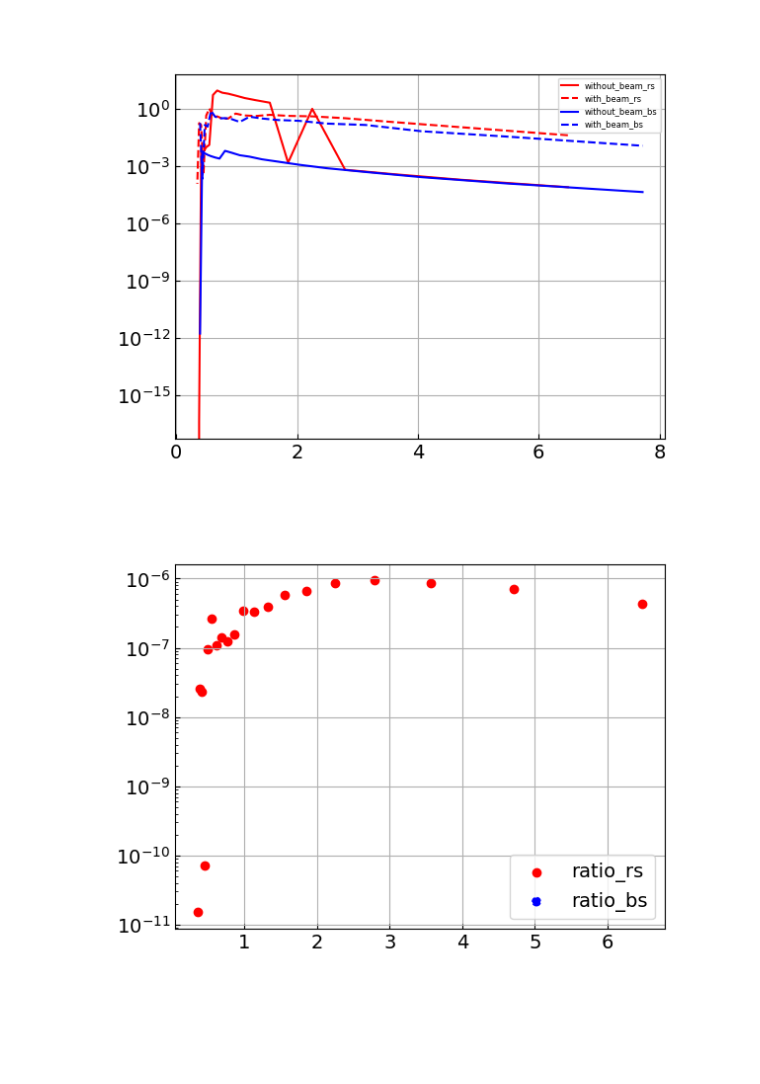
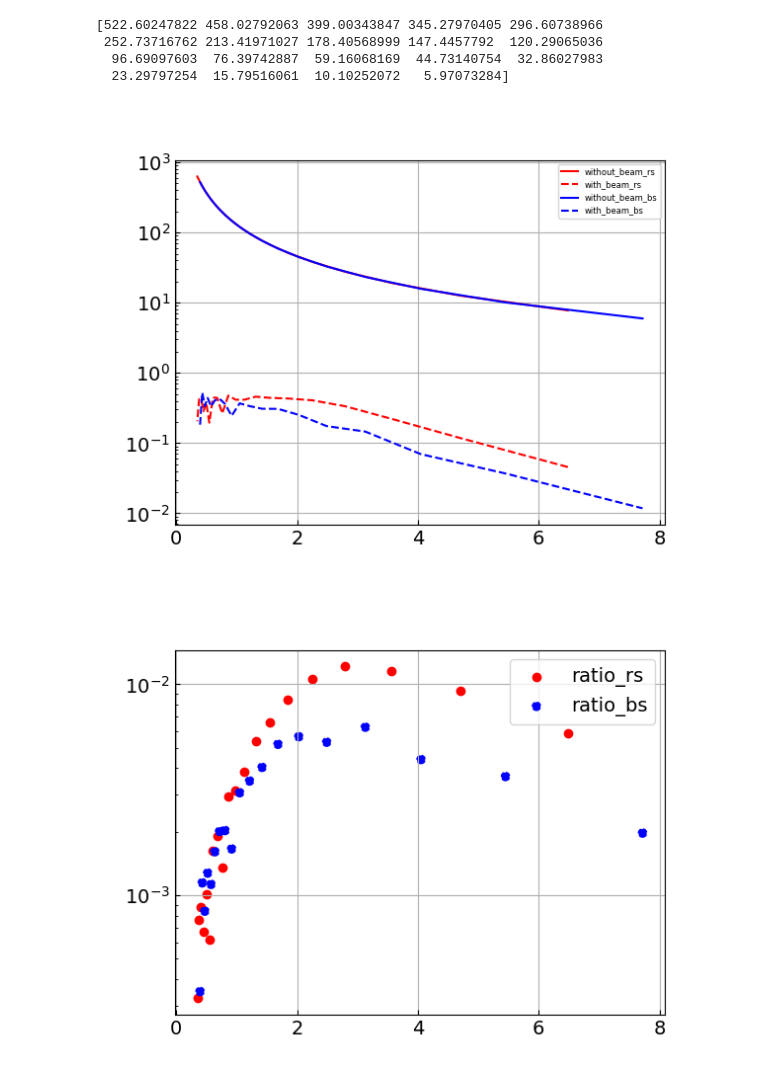
Before and after one commit to mihirtripathi97/DiskModel, a Jupyter notebook: Beam_dil_factor_calculator.ipynb, the cells around one changed output. Cells and saved outputs as stored; diff of their text form; code cells hidden in the pictures; blank space fills up the shorter version.

```diff
--- a/Beam_dil_factor_calculator.ipynb
+++ b/Beam_dil_factor_calculator.ipynb
@@ -62,47 +62,52 @@ pv_with_beam_fig = pv_with_beam.plot_pv(plot_curve=True, base_ctr_lvl= 0.1)
 # %%
 fig, axs = plt.subplots()
 
 def ssdisk(r, Ic, rc, gamma, beta = None):
     beta_p = gamma if beta is None else beta # - beta = - gamma - q
 
     I_cube = Ic * (r/rc)**(- beta_p) * np.exp(-(r/rc)**(2. - gamma))
 
-    I_cube /= np.abs((0.06)*(0.06)) # per pixel to per arcsec^2
-    I_cube *= np.pi/(4.*np.log(2.)) * 0.6 * 0.6 # per arcsec^2 --> per beam
+    I_cube *= np.abs((0.06)*(0.06)) # per pixel to per arcsec^2
+    I_cube /= np.pi/(4.*np.log(2.)) * 0.6 * 0.6 # per arcsec^2 --> per beam
 
     return I_cube
 
-#Tb_pv_without_beam["Tb_on_point_rs"] = ssdisk(r=Tb_pv_without_beam["r_rs"],
-                                              #Ic=1.,rc=600., beta=1.5, gamma=1.)
-#Tb_pv_without_beam["Tb_on_point_bs"] = ssdisk(r=Tb_pv_without_beam["r_bs"],
-                                              #Ic=1.,rc=600., beta=1.5, gamma=1.)
-
+Tb_pv_without_beam["Tb_on_point_rs"] = ssdisk(r=Tb_pv_without_beam["r_rs"],
+                                              Ic=1.,rc=600., beta=1.5, gamma=1.)
+Tb_pv_without_beam["Tb_on_point_bs"] = ssdisk(r=-Tb_pv_without_beam["r_bs"],
+                                              Ic=1.,rc=600., beta=1.5, gamma=1.)
+print(Tb_pv_without_beam["Tb_on_point_bs"])
 axs.plot(Tb_pv_without_beam["r_rs"], Tb_pv_without_beam["Tb_on_point_rs"],
          label='without_beam_rs', c='r', ls = '-')
 axs.plot(Tb_pv_with_beam["r_rs"], Tb_pv_with_beam["Tb_on_point_rs"], label='with_beam_rs', c='r', ls = '--')
 
-axs.plot(-Tb_pv_without_beam["r_bs"], Tb_pv_without_beam["Tb_on_point_bs"], label='without_beam_bs', c='b', ls = '-')
-axs.plot(-Tb_pv_with_beam["r_bs"], Tb_pv_with_beam["Tb_on_point_bs"], label='with_beam_bs', c='b', ls = '--')
+axs.plot(-Tb_pv_without_beam["r_bs"], Tb_pv_without_beam["Tb_on_point_bs"],
+         label='without_beam_bs', c='b', ls = '-')
+axs.plot(-Tb_pv_with_beam["r_bs"], Tb_pv_with_beam["Tb_on_point_bs"],
+         label='with_beam_bs', c='b', ls = '--')
 axs.legend(prop={'size': 6})
 axs.grid()
 axs.set_yscale('log')
 plt.show()
 # %% [output]
+[522.60247822 458.02792063 399.00343847 345.27970405 296.60738966
+ 252.73716762 213.41971027 178.40568999 147.4457792  120.29065036
+  96.69097603  76.39742887  59.16068169  44.73140754  32.86027983
+  23.29797254  15.79516061  10.10252072   5.97073284]
-[figure, old version]
+[figure, new version]
 # %%
 red_factor = np.divide(Tb_pv_without_beam["Tb_on_point_rs"],Tb_pv_with_beam["Tb_on_point_rs"])
 
 blue_factor = np.divide(Tb_pv_without_beam["Tb_on_point_bs"],Tb_pv_with_beam["Tb_on_point_bs"])
 
+
+
 fig, axs = plt.subplots()
-
 axs.scatter(Tb_pv_without_beam["r_rs"], 1/red_factor, label='ratio_rs', c='r', ls = '-')
-
 axs.scatter(-Tb_pv_with_beam["r_bs"], 1/blue_factor, label='ratio_bs', c='b', ls = '--')
-
 axs.legend()
 axs.set_yscale('log')
 axs.grid()
 plt.show()
 # %% [output]
-[figure, old version]
+[figure, new version]
```
Also changed, not shown: parts of 2 cells of this notebook, 11 other files.
